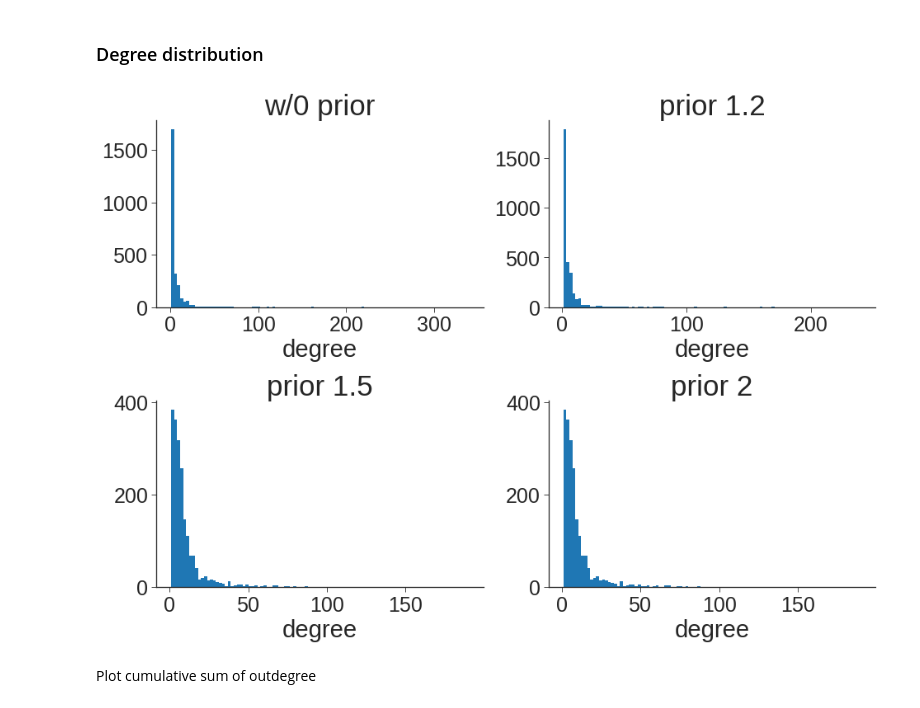
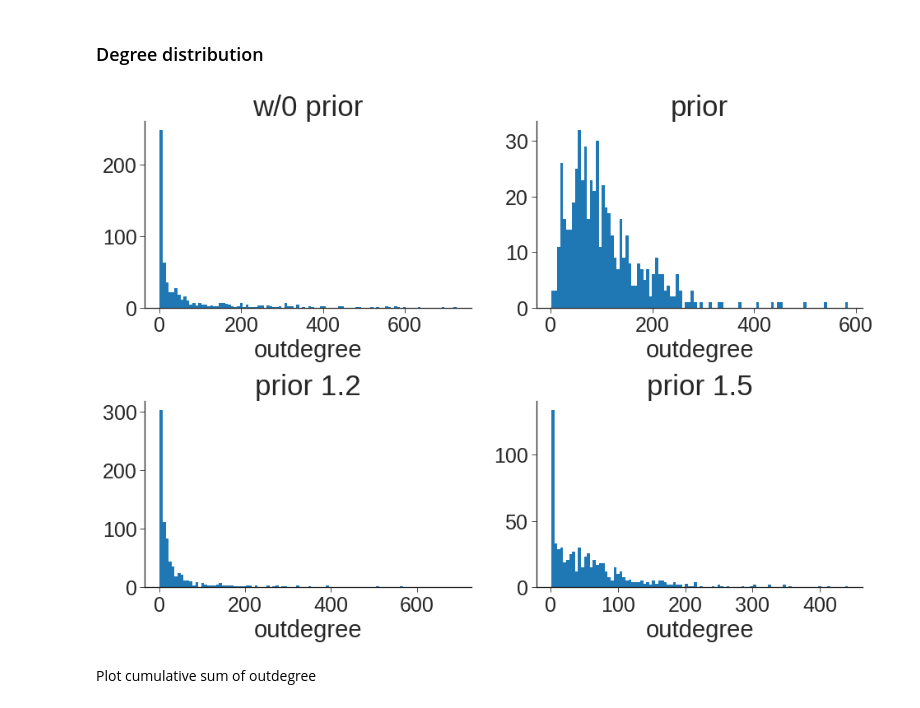
Before and after one commit to julak640/Project_AlgBioInf, a Jupyter notebook: Project.ipynb, the cells around one changed output. Saved outputs shown, nothing was run; the diff lists cells and outputs as text; code cells hidden in the pictures.

```diff
--- a/Project.ipynb
+++ b/Project.ipynb
@@ -124,19 +124,20 @@ import networkx as nx
 import matplotlib.pyplot as plt
 import seaborn as sns
 # %%
-net_df = pd.read_csv('pcc_network.csv', header=None, sep='\t')
-net = nx.from_pandas_edgelist(net_df, source = 0, target = 1)
+net_df = pd.read_csv('results/pcc_network.csv', header=None, sep='\t')
+net = nx.from_pandas_edgelist(net_df, source = 0, target = 1, create_using=nx.DiGraph())
 # %%
-net_prior12_df = pd.read_csv('pcc_network_prior_1.2.csv', header=None, sep='\t')
-net_prior12 = nx.from_pandas_edgelist(net_prior12_df, source = 0, target = 1)
-net_prior15_df = pd.read_csv('pcc_network_prior_1.5.csv', header=None, sep='\t')
-net_prior15 = nx.from_pandas_edgelist(net_prior15_df, source = 0, target = 1)
-net_prior2_df = pd.read_csv('pcc_network_prior_2.csv', header=None, sep='\t')
-net_prior2 = nx.from_pandas_edgelist(net_prior2_df, source = 0, target = 1)
+net_prior12_df = pd.read_csv('results/pcc_network_prior_1.2.csv', header=None, sep='\t')
+net_prior12 = nx.from_pandas_edgelist(net_prior12_df, source = 0, target = 1, create_using=nx.DiGraph())
+net_prior15_df = pd.read_csv('results/pcc_network_prior_1.5.csv', header=None, sep='\t')
+net_prior15 = nx.from_pandas_edgelist(net_prior15_df, source = 0, target = 1, create_using=nx.DiGraph())
+prior_df = pd.read_csv('results/ATAC_prior.csv', sep='\t')
+prior_df.columns = [0,1]
+prior_nx = nx.from_pandas_edgelist(prior_df, source = 0, target = 1, create_using=nx.DiGraph())
 # %% [markdown]
 ### Degree distribution
 # %%
-def plot_hist(degree_list, degree_list_prior12, degree_list_prior15, degree_list_prior2):
+def plot_hist(degree_list, degree_list_prior12, degree_list_prior15, degree_list_prior, xlabel):
     color_pallet = "bright"
     plt.style.use('seaborn-ticks')
     sns.set_color_codes(color_pallet)
@@ -146,14 +147,14 @@ def plot_hist(degree_list, degree_list_prior12, degree_list_prior15, degree_list
     plt.rc('xtick', labelsize=24)
 
     ax[0,0].hist(degree_list, bins=100)
-    ax[0,1].hist(degree_list_prior12, bins=100)
-    ax[1,0].hist(degree_list_prior15, bins=100)
-    ax[1,1].hist(degree_list_prior2, bins=100)
+    ax[0,1].hist(degree_list_prior, bins=100)
+    ax[1,0].hist(degree_list_prior12, bins=100)
+    ax[1,1].hist(degree_list_prior15, bins=100)
 
-    ax[0,0].set(xlabel='degree', title='w/0 prior')
-    ax[0,1].set(xlabel='degree', title='prior 1.2')
-    ax[1,0].set(xlabel='degree', title='prior 1.5')
-    ax[1,1].set(xlabel='degree', title='prior 2')
+    ax[0,0].set(xlabel=xlabel, title='w/0 prior')
+    ax[0,1].set(xlabel=xlabel, title='prior')
+    ax[1,0].set(xlabel=xlabel, title='prior 1.2')
+    ax[1,1].set(xlabel=xlabel, title='prior 1.5')
 
     plt.subplots_adjust(hspace=0.5)
 
@@ -161,14 +162,14 @@ def plot_hist(degree_list, degree_list_prior12, degree_list_prior15, degree_list
     plt.show()
     return fig
 # %%
-degree_list = [d for n, d in net.degree]
-degree_list_prior12 = [d for n, d in net_prior12.degree]
-degree_list_prior15 = [d for n, d in net_prior15.degree]
-degree_list_prior2 = [d for n, d in net_prior2.degree]
+degree_list = [d for n, d in net.out_degree() if d!=0]
+degree_list_prior12 = [d for n, d in net_prior12.out_degree() if d!=0]
+degree_list_prior15 = [d for n, d in net_prior15.out_degree() if d!=0]
+degree_list_prior = [d for n, d in prior_nx.out_degree() if d!=0]
 
-fig = plot_hist(degree_list, degree_list_prior12, degree_list_prior15, degree_list_prior2)
+fig = plot_hist(degree_list, degree_list_prior12, degree_list_prior15, degree_list_prior, xlabel='outdegree')
 # %% [output]
-[figure, old version]
+[figure, new version]
 # %% [markdown]
 Plot cumulative sum of outdegree
 # %%
```
Also changed, not shown: parts of 17 cells of this notebook.
